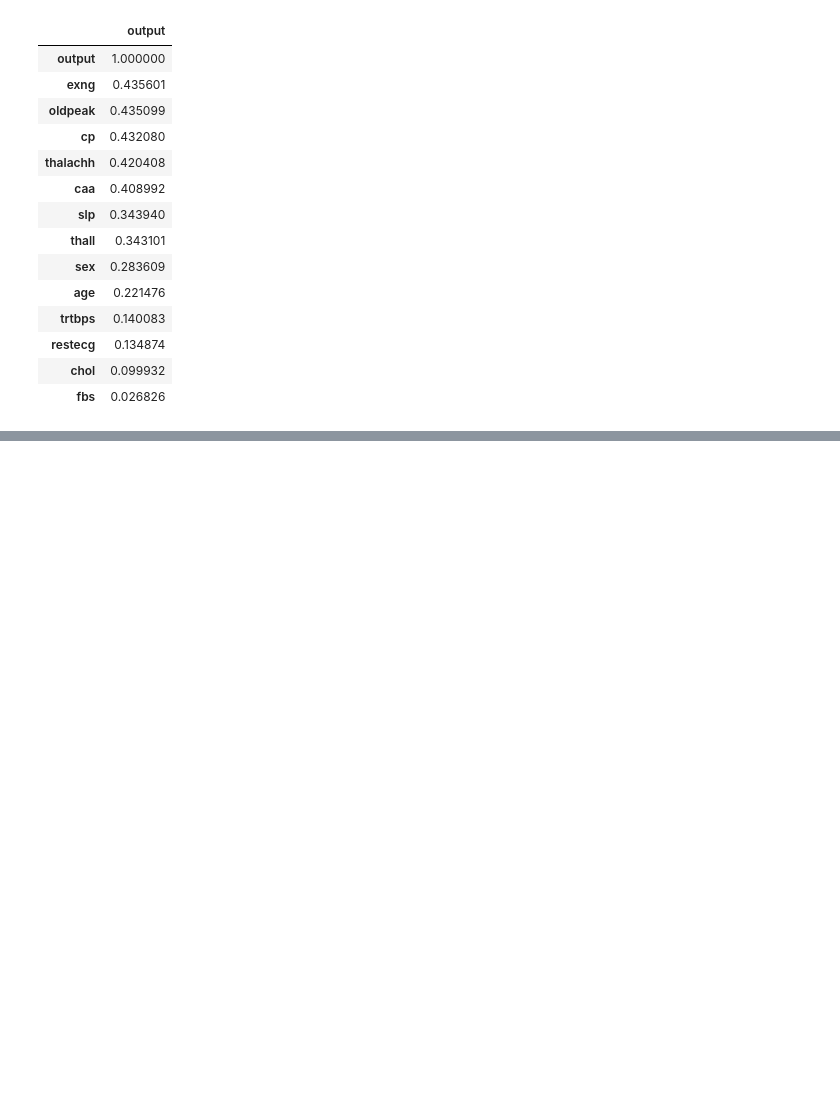
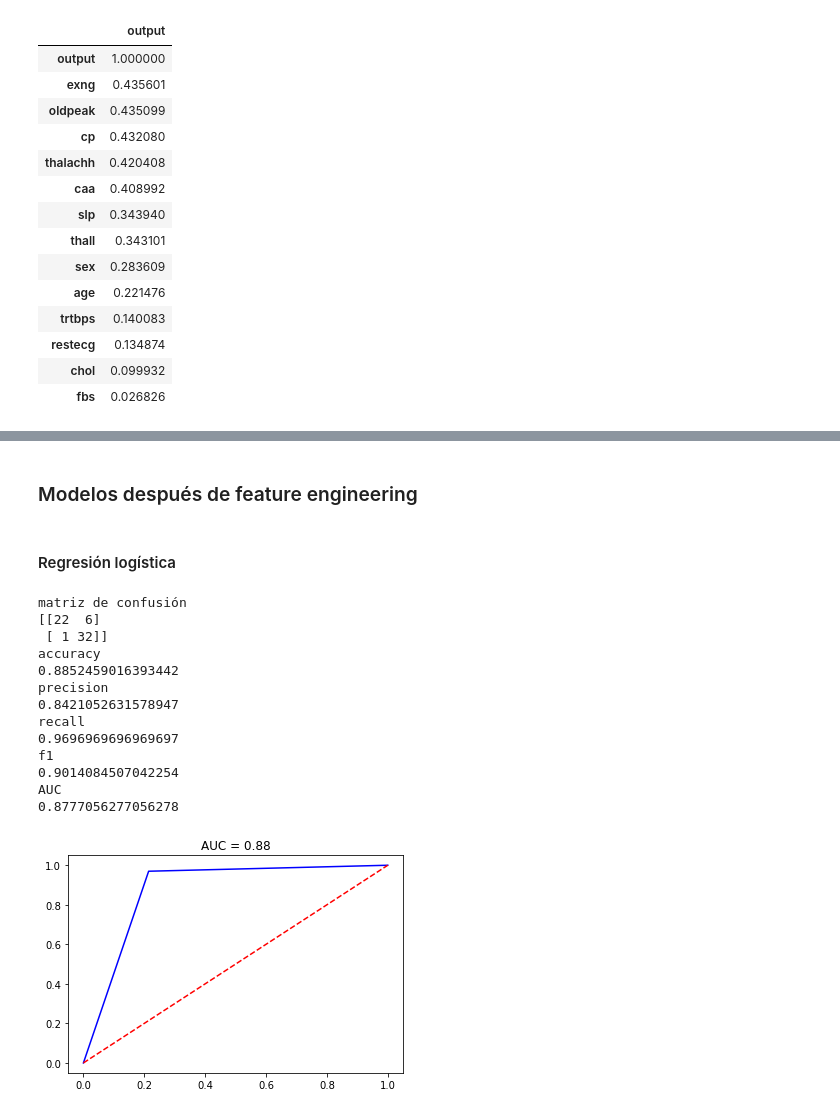
Before and after one commit to jaimesz11/Ataques_al_corazon-Clasificacion_y_analisis, a Jupyter notebook: Notebook/Notebook.ipynb, the cells around one changed output, grey strips where cells are left out. Cells and saved outputs as stored; diff of their text form; code cells hidden in the pictures; blank space fills up the shorter version.

Commit message:
Models after FE

```diff
--- a/Notebook/Notebook.ipynb
+++ b/Notebook/Notebook.ipynb
@@ -1005,0 +1127,10 @@ corr[['output']].sort_values(by = 'output', ascending = False)
+# %%
+# Escalador
+escalador = RobustScaler()
+
+# Se escalan las variables continuas
+df_fe[var_continuas] = escalador.fit_transform(df_fe[var_continuas])
+# %%
+# Se extrae la variable objetivo (output) y se guarda en variable_objetivo
+variable_objetivo = df_fe['output']
+df_fe = df_fe.drop(['output'], axis = 1)
@@ -1005,0 +1139,4 @@ corr[['output']].sort_values(by = 'output', ascending = False)
+# %%
+# Conversión en dummies
+df_fe = pd.get_dummies(df_fe, columns = var_categoricas, drop_first = True)
+df_fe.head()
@@ -1005,0 +1151,33 @@ corr[['output']].sort_values(by = 'output', ascending = False)
+# %% [markdown]
+### Modelos después de feature engineering
+# %%
+# Train y test
+x_train, x_test, y_train, y_test = train_test_split(df_fe,
+                                                    variable_objetivo,
+                                                    test_size=0.2,
+                                                    random_state=123,
+                                                    stratify = variable_objetivo)
+# %% [markdown]
+#### Regresión logística
+# %%
+# Regresión logística
+lr_classifier_fe = LogisticRegression(solver = 'liblinear', random_state = 123).fit(x_train, y_train)
+y_pred = lr_classifier_fe.predict(x_test)
+
+# Métricas
+saca_metricas(y_test, y_pred)
+# %% [output]
+matriz de confusión
+[[22  6]
+ [ 1 32]]
+accuracy
+0.8852459016393442
+precision
+0.8421052631578947
+recall
+0.9696969696969697
+f1
+0.9014084507042254
+AUC
+0.8777056277056278
+[figure, added]
```
Also changed, not shown: parts of 25 cells of this notebook.
